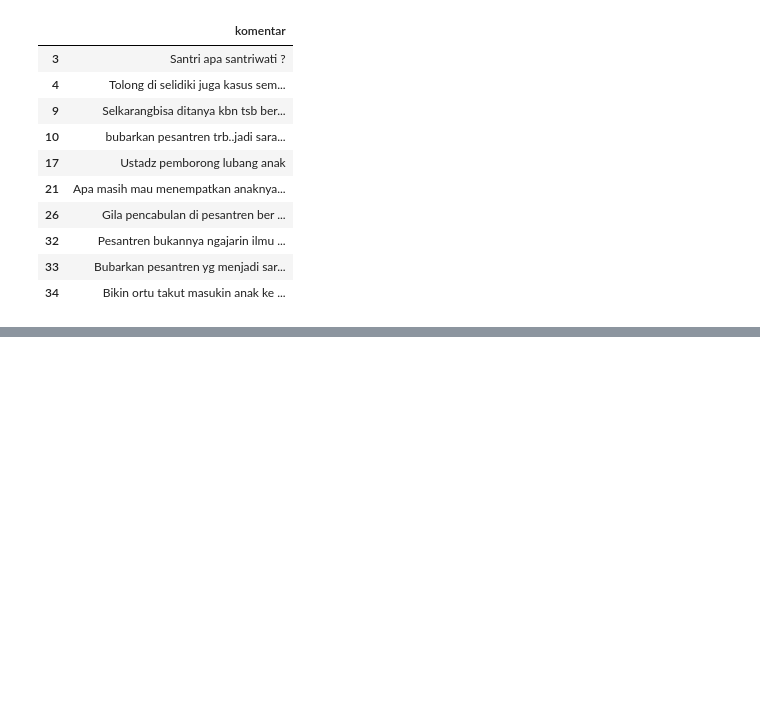
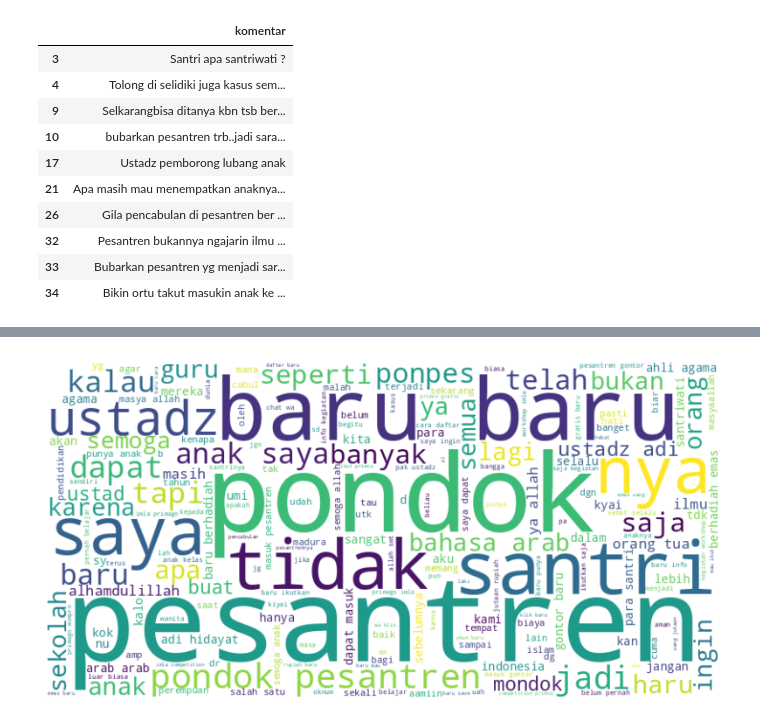
Before and after one commit to muchdefputrasholihin/SENTIMEN-ANALYSIS_PKM2024, a Jupyter notebook: pkm.ipynb, the cells around one changed output, grey strips where cells are left out. Cells and saved outputs as stored; diff of their text form; code cells hidden in the pictures; blank space fills up the shorter version.

```diff
--- a/pkm.ipynb
+++ b/pkm.ipynb
@@ -501,0 +831,24 @@ NameError: name 'komentar_pondokk' is not defined
+# %%
+df_positif = komentar_pondok[komentar_pondok['Label'] == 'positif']
+
+
+text_positif = ' '.join(df_positif['tokenized'].dropna().astype(str))
+
+text_positif = re.sub(r'\b\d+\b', '', text_positif)
+text_positif = re.sub(r'[^\w\s]', '', text_positif)
+
+stopwords_kustom = set(STOPWORDS)
+stopwords_kustom.update(["dan", "yang", "dari", "untuk", "pada", "dengan", "juga", "ini", "itu", "atau", "ada", "di", "ke", "sebagai"])
+
+
+if text_positif.strip():
+    wordcloud = WordCloud(width=800, height=400, background_color='white', stopwords=stopwords_kustom).generate(text_positif.lower())
+
+    plt.figure(figsize=(10, 5))
+    plt.imshow(wordcloud, interpolation='bilinear')
+    plt.axis('off')
+    plt.show()
+else:
+    print("Tidak ada data teks dengan label 'positif' untuk membuat word cloud.")
+# %% [output]
+[figure, added]
```
Also changed, not shown: parts of 21 cells of this notebook.
